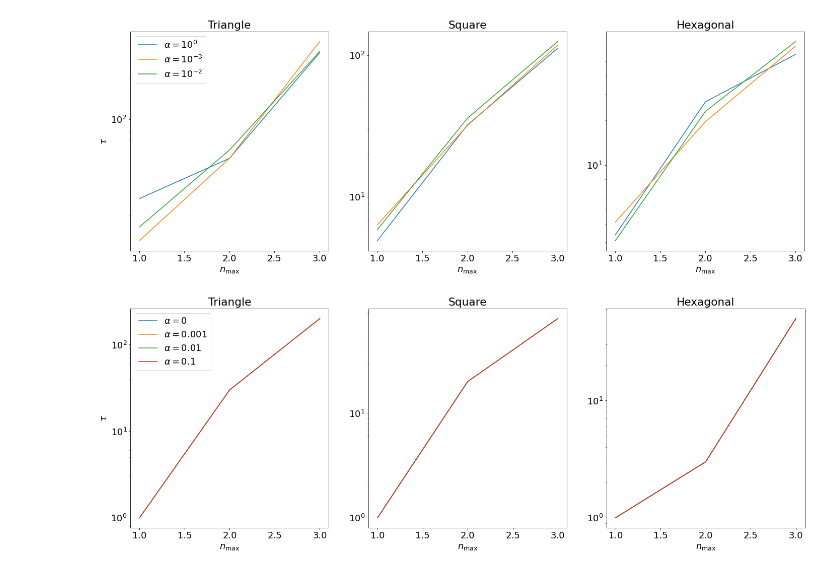
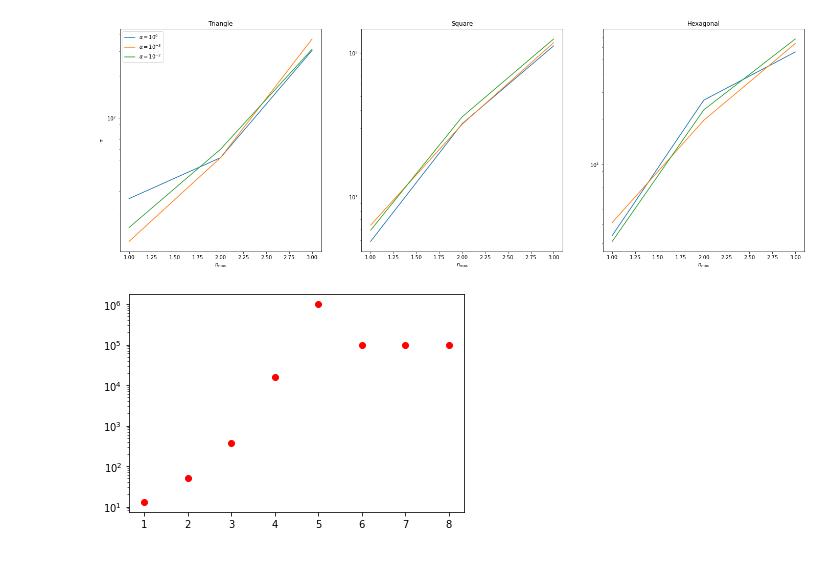
Before and after one commit to larstors/BA, a Jupyter notebook: code_from_richard/lars_sim/Data/testing/timeevoplot.ipynb, the cells around one changed output. Saved outputs shown, nothing was run; the diff lists cells and outputs as text; code cells hidden in the pictures.

```diff
--- a/code_from_richard/lars_sim/Data/testing/timeevoplot.ipynb
+++ b/code_from_richard/lars_sim/Data/testing/timeevoplot.ipynb
@@ -1015,6 +1012,14 @@ tr = 0.3
 
 al = [1, 2, 3]
 
+tri4 = np.genfromtxt("tri_number_alpha0.001_phi0.48_L100_4.txt", delimiter=" ")
+tri5 = np.genfromtxt("tri_number_alpha0.001_phi0.49_L100_5.txt", delimiter=" ")
+tri6 = np.genfromtxt("tri_number_alpha0.001_phi0.49_L100_6.txt", delimiter=" ")
+tri7 = np.genfromtxt("tri_number_alpha0.001_phi0.49_L100_7.txt", delimiter=" ")
+tri8 = np.genfromtxt("tri_number_alpha0.001_phi0.50_L100_8.txt", delimiter=" ")
+
+
+t_ext = np.array([np.power(1.01, cross(np.log10(tri4[1:-2, 1]), tr)), np.power(1.01, cross(np.log10(tri5[1:-2, 1]), tr)), np.power(1.01, cross(np.log10(tri6[1:-2, 1]), tr)), np.power(1.01, cross(np.log10(tri7[1:-2, 1]), tr)), np.power(1.01, cross(np.log10(tri8[1:-2, 1]), tr))])
 
 tri_dat = np.array([np.zeros(4) for i in range(3)])
 squ_dat = np.array([np.zeros(4) for i in range(3)])
@@ -1064,57 +1069,34 @@ hex_dat[2, 3] = np.power(1.01, cross(np.log10(data_5_hex[1:-2, 1]), tr))
 # %%
 fig, ax = plt.subplots(nrows=1, ncols=3, figsize=(24, 8))
 
 labl=[r"$\alpha=10^{0}$", r"$\alpha=10^{-3}$", r"$\alpha=10^{-2}$", r"$\alpha=10^{-1}$"]
 nmax = [1, 2, 3]
+nmax_ext = [4, 5, 6, 7, 8]
 for i in range(3):
     ax[0].plot(nmax, tri_dat[:, i], label=labl[i])
     ax[1].plot(nmax, squ_dat[:, i], label=labl[i])
     ax[2].plot(nmax, hex_dat[:, i], label=labl[i])
 
 ax[0].set_title("Triangle")
 ax[1].set_title("Square")
 ax[2].set_title("Hexagonal")
 
 ax[0].legend()
 
 ax[0].set_ylabel(r"$\tau$")
 ax[0].set_xlabel(r"$n_\mathrm{max}$")
 ax[1].set_xlabel(r"$n_\mathrm{max}$")
 ax[2].set_xlabel(r"$n_\mathrm{max}$")
 
 ax[0].set_yscale("log")
 ax[1].set_yscale("log")
 ax[2].set_yscale("log")
+plt.plot()
+
+fig2 = plt.figure()
+plt.plot(nmax_ext, t_ext, "ro")
+plt.plot(nmax, tri_dat[:, 1], "ro")
+plt.yscale("log")
 # %% [output]
-[figure, old version]
+[figure, new version]
+[figure, added]
-# %%
-
-t = np.array([np.array([1, 1, 1, 1]), np.array([nan, 30, 30, 30]), np.array([nan, 200, 200, 200])])
-s = np.array([np.array([1, 1, 1, 1]),np.array([20, 20, 20, 20]),np.array([nan, 80, 80, 80])])
-h = np.array([np.array([1, 1, 1, 1]),np.array([3, 3, 3, 3]),np.array([50, 50, 50, 50])])
-
-fig, ax = plt.subplots(nrows=1, ncols=3, figsize=(24, 8))
-
-labl=[r"$\alpha=0$", r"$\alpha=0.001$", r"$\alpha=0.01$", r"$\alpha=0.1$"]
-nmax = [1, 2, 3]
-for i in range(4):
-    ax[0].plot(nmax, t[:,i], label=labl[i])
-    ax[1].plot(nmax, s[:,i], label=labl[i])
-    ax[2].plot(nmax, h[:,i], label=labl[i])
-
-ax[0].set_title("Triangle")
-ax[1].set_title("Square")
-ax[2].set_title("Hexagonal")
-
-ax[0].legend()
-
-ax[0].set_ylabel(r"$\tau$")
-ax[0].set_xlabel(r"$n_\mathrm{max}$")
-ax[1].set_xlabel(r"$n_\mathrm{max}$")
-ax[2].set_xlabel(r"$n_\mathrm{max}$")
-
-ax[0].set_yscale("log")
-ax[1].set_yscale("log")
-ax[2].set_yscale("log")
-# %% [output]
-[figure, removed]
```
Also changed, not shown: parts of 5 cells of this notebook, 2 other files.
